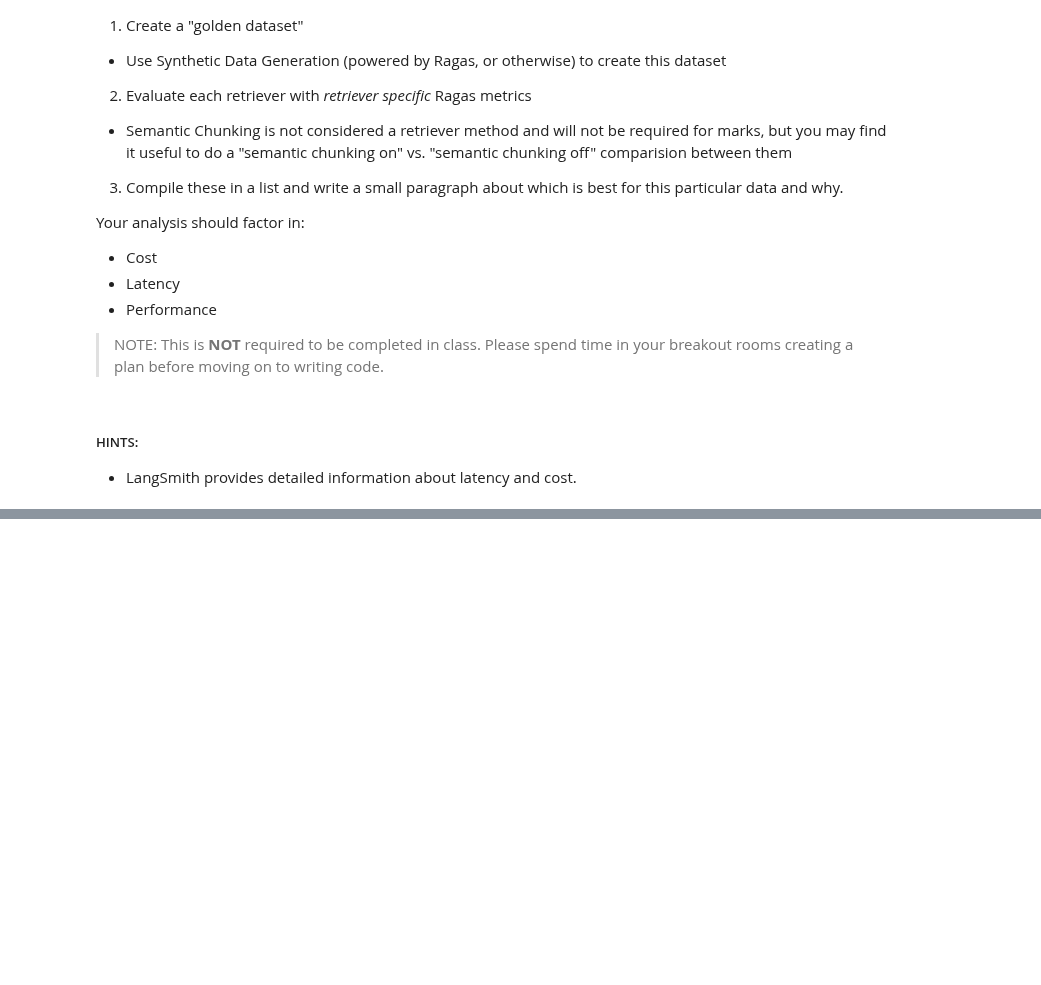
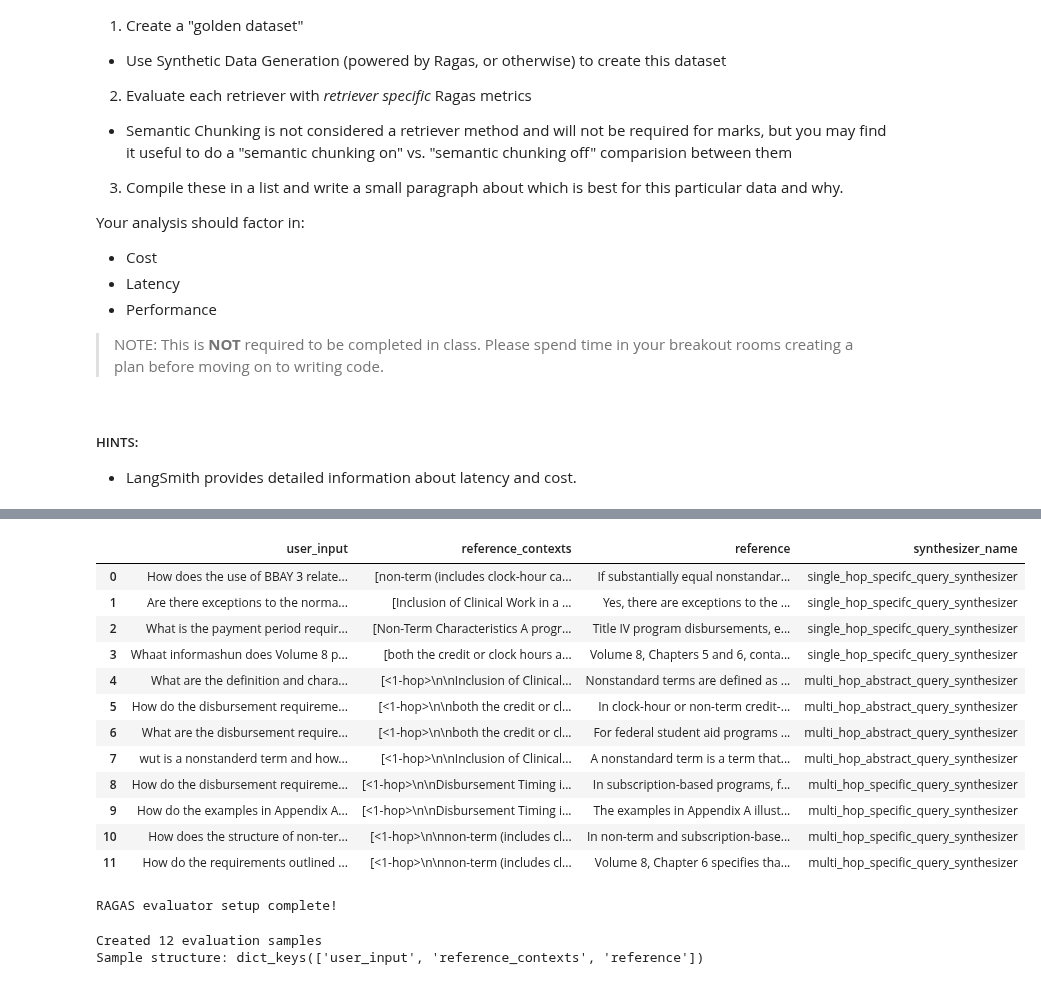
Before and after one commit to ovokpus/AIE7, a Jupyter notebook: 09_Advanced_Retrieval/Advanced_Retrieval_with_LangChain_Assignment.ipynb, the cells around one changed output, grey strips where cells are left out. Saved outputs shown, nothing was run; the diff lists cells and outputs as text; code cells hidden in the pictures; blank space fills up the shorter version.

```diff
--- a/09_Advanced_Retrieval/Advanced_Retrieval_with_LangChain_Assignment.ipynb
+++ b/09_Advanced_Retrieval/Advanced_Retrieval_with_LangChain_Assignment.ipynb
@@ -709,0 +660,8 @@ Using fallback manual test questions...
+# %%
+from langchain_community.document_loaders import DirectoryLoader
+from langchain_community.document_loaders import PyMuPDFLoader
+
+
+path = "data/"
+loader = DirectoryLoader(path, glob="*.pdf", loader_cls=PyMuPDFLoader)
+docs = loader.load()
@@ -709,0 +675,6 @@ Using fallback manual test questions...
+# %%
+from ragas.testset import TestsetGenerator
+
+generator = TestsetGenerator(
+    llm=generator_llm, embedding_model=generator_embeddings)
+dataset = generator.generate_with_langchain_docs(docs[:20], testset_size=10)
@@ -709,0 +713,16 @@ Using fallback manual test questions...
+# %%
+dataset.to_pandas()
+# %% [output]
+|  | user_input | reference_contexts | reference | synthesizer_name |
+| 0 | How does the use of BBAY 3 relate... | [non-term (includes clock-hour ca... | If substantially equal nonstandar... | single_hop_specifc_query_synthesizer |
+| 1 | Are there exceptions to the norma... | [Inclusion of Clinical Work in a ... | Yes, there are exceptions to the ... | single_hop_specifc_query_synthesizer |
+| 2 | What is the payment period requir... | [Non-Term Characteristics A progr... | Title IV program disbursements, e... | single_hop_specifc_query_synthesizer |
+| 3 | Whaat informashun does Volume 8 p... | [both the credit or clock hours a... | Volume 8, Chapters 5 and 6, conta... | single_hop_specifc_query_synthesizer |
+| 4 | What are the definition and chara... | [<1-hop>\n\nInclusion of Clinical... | Nonstandard terms are defined as ... | multi_hop_abstract_query_synthesizer |
+| 5 | How do the disbursement requireme... | [<1-hop>\n\nboth the credit or cl... | In clock-hour or non-term credit-... | multi_hop_abstract_query_synthesizer |
+| 6 | What are the disbursement require... | [<1-hop>\n\nboth the credit or cl... | For federal student aid programs ... | multi_hop_abstract_query_synthesizer |
+| 7 | wut is a nonstanderd term and how... | [<1-hop>\n\nInclusion of Clinical... | A nonstandard term is a term that... | multi_hop_abstract_query_synthesizer |
+| 8 | How do the disbursement requireme... | [<1-hop>\n\nDisbursement Timing i... | In subscription-based programs, f... | multi_hop_specific_query_synthesizer |
+| 9 | How do the examples in Appendix A... | [<1-hop>\n\nDisbursement Timing i... | The examples in Appendix A illust... | multi_hop_specific_query_synthesizer |
+| 10 | How does the structure of non-ter... | [<1-hop>\n\nnon-term (includes cl... | In non-term and subscription-base... | multi_hop_specific_query_synthesizer |
+| 11 | How do the requirements outlined ... | [<1-hop>\n\nnon-term (includes cl... | Volume 8, Chapter 6 specifies tha... | multi_hop_specific_query_synthesizer |
@@ -709,0 +750,34 @@ Using fallback manual test questions...
+# %%
+# Set up RAGAS evaluator with LLM wrapper
+evaluator_llm = LangchainLLMWrapper(ChatOpenAI(model="gpt-4o-mini"))
+evaluator_embeddings = LangchainEmbeddingsWrapper(OpenAIEmbeddings())
+
+# Define RAGAS metrics for retriever evaluation
+ragas_metrics = [
+    ContextPrecision(llm=evaluator_llm),
+    ContextRecall(llm=evaluator_llm),
+    ContextRelevance(llm=evaluator_llm)
+]
+
+print("RAGAS evaluator setup complete!")
+# %% [output]
+RAGAS evaluator setup complete!
+# %%
+# Convert the generated dataset to RAGAS format
+test_df = dataset.to_pandas()
+
+# Create evaluation samples from the test dataset
+evaluation_samples = []
+for idx, row in test_df.iterrows():
+    sample = {
+        'user_input': row['user_input'],
+        'reference_contexts': row['reference_contexts'],
+        'reference': row['reference']
+    }
+    evaluation_samples.append(sample)
+
+print(f"Created {len(evaluation_samples)} evaluation samples")
+print("Sample structure:", evaluation_samples[0].keys())
+# %% [output]
+Created 12 evaluation samples
+Sample structure: dict_keys(['user_input', 'reference_contexts', 'reference'])
```
Also changed, not shown: parts of 36 cells of this notebook, 2 other files.
